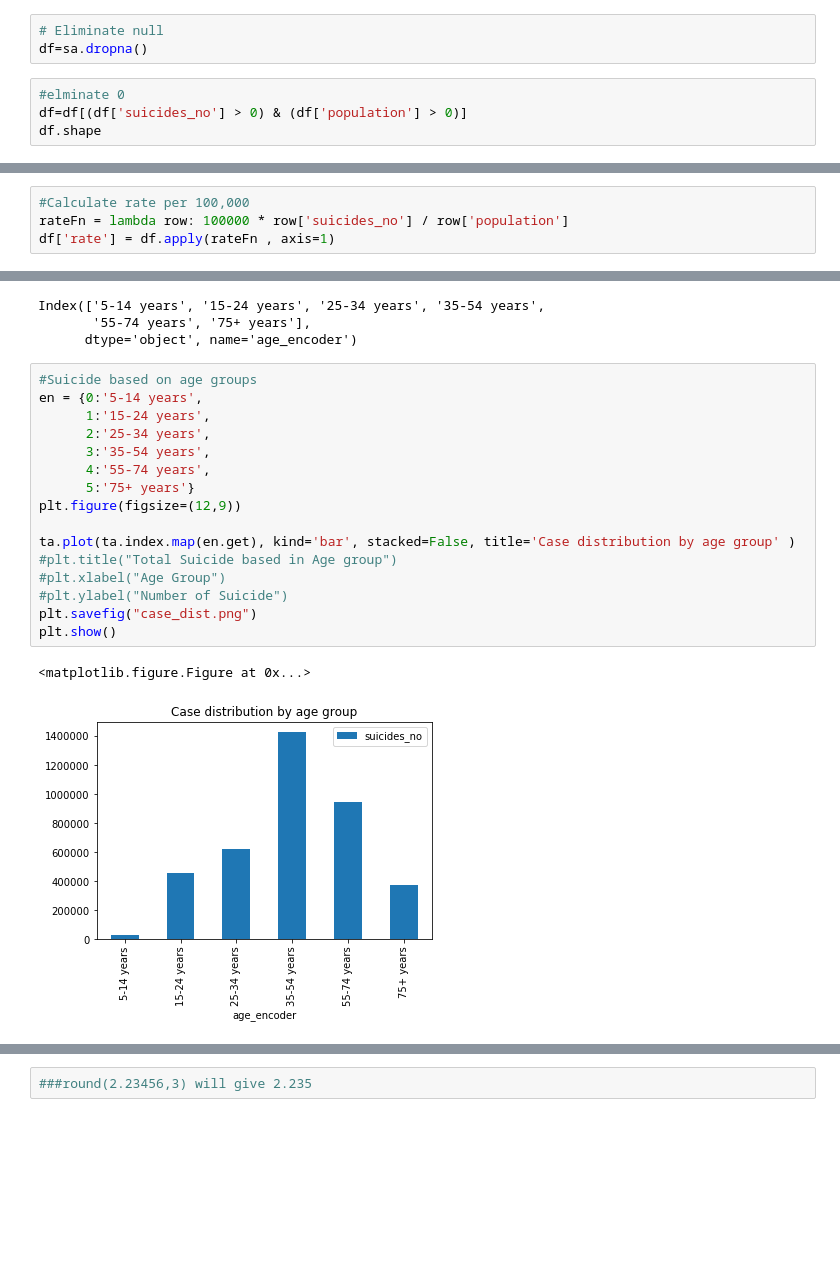
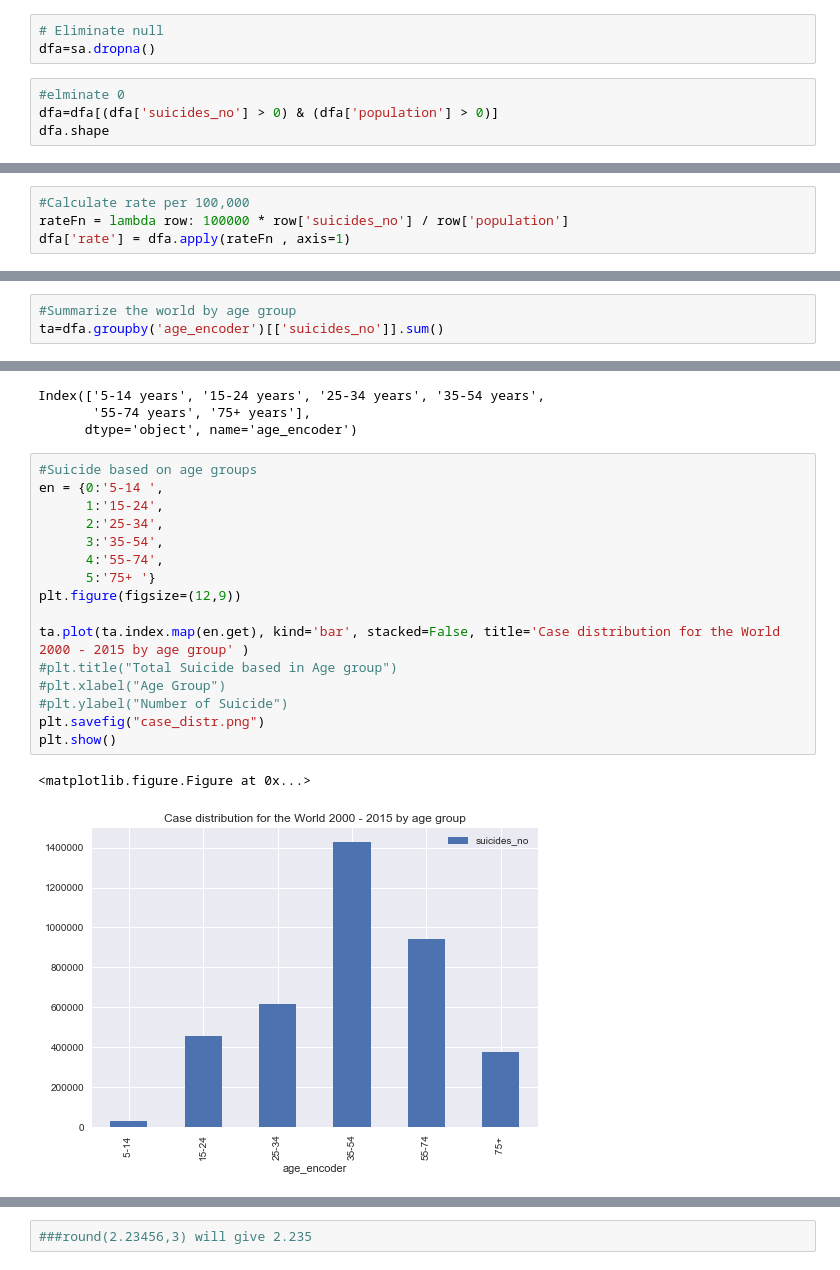
Before and after one commit to v2br/AI_study, a Jupyter notebook: preBootUnit4/suiside_review.ipynb, the cells around one changed output, grey strips where cells are left out. Drawn from its saved outputs; the diff is of its cells as text; blank space fills up the shorter version.

```diff
--- a/preBootUnit4/suiside_review.ipynb
+++ b/preBootUnit4/suiside_review.ipynb
@@ -136,8 +174,8 @@ plt.show()
 # %%
 # Eliminate null
-df=sa.dropna()
+dfa=sa.dropna()
 # %%
 #elminate 0
-df=df[(df['suicides_no'] > 0) & (df['population'] > 0)]
-df.shape
+dfa=dfa[(dfa['suicides_no'] > 0) & (dfa['population'] > 0)]
+dfa.shape
 # %% [output]
@@ -145,4 +183,4 @@ df.shape
 # %%
 #Calculate rate per 100,000
 rateFn = lambda row: 100000 * row['suicides_no'] / row['population']
-df['rate'] = df.apply(rateFn , axis=1)
+dfa['rate'] = dfa.apply(rateFn , axis=1)
@@ -151,3 +187,6 @@ ta=df.groupby('age_encoder')[['suicides_no']].sum()
+# %%
+#Summarize the world by age group
+ta=dfa.groupby('age_encoder')[['suicides_no']].sum()
 # %%
 #ta=groupby('age_encoder')[['suicides_no']].sum()
 en = {0:'5-14 years',
@@ -164,20 +203,20 @@ Index(['5-14 years', '15-24 years', '25-34 years', '35-54 years',
       dtype='object', name='age_encoder')
 # %%
 #Suicide based on age groups
-en = {0:'5-14 years',
-      1:'15-24 years',
-      2:'25-34 years',
-      3:'35-54 years',
-      4:'55-74 years',
-      5:'75+ years'}
+en = {0:'5-14 ',
+      1:'15-24',
+      2:'25-34',
+      3:'35-54',
+      4:'55-74',
+      5:'75+ '}
 plt.figure(figsize=(12,9))
 
-ta.plot(ta.index.map(en.get), kind='bar', stacked=False, title='Case distribution by age group' )
+ta.plot(ta.index.map(en.get), kind='bar', stacked=False, title='Case distribution for the World 2000 - 2015 by age group' )
 #plt.title("Total Suicide based in Age group")
 #plt.xlabel("Age Group")
 #plt.ylabel("Number of Suicide")
-plt.savefig("case_dist.png")
+plt.savefig("case_distr.png")
 plt.show()
 # %% [output]
 <matplotlib.figure.Figure at 0x...>
-[figure, old version]
+[figure, new version]
```
Also changed, not shown: parts of 25 cells of this notebook, 10 other files.
